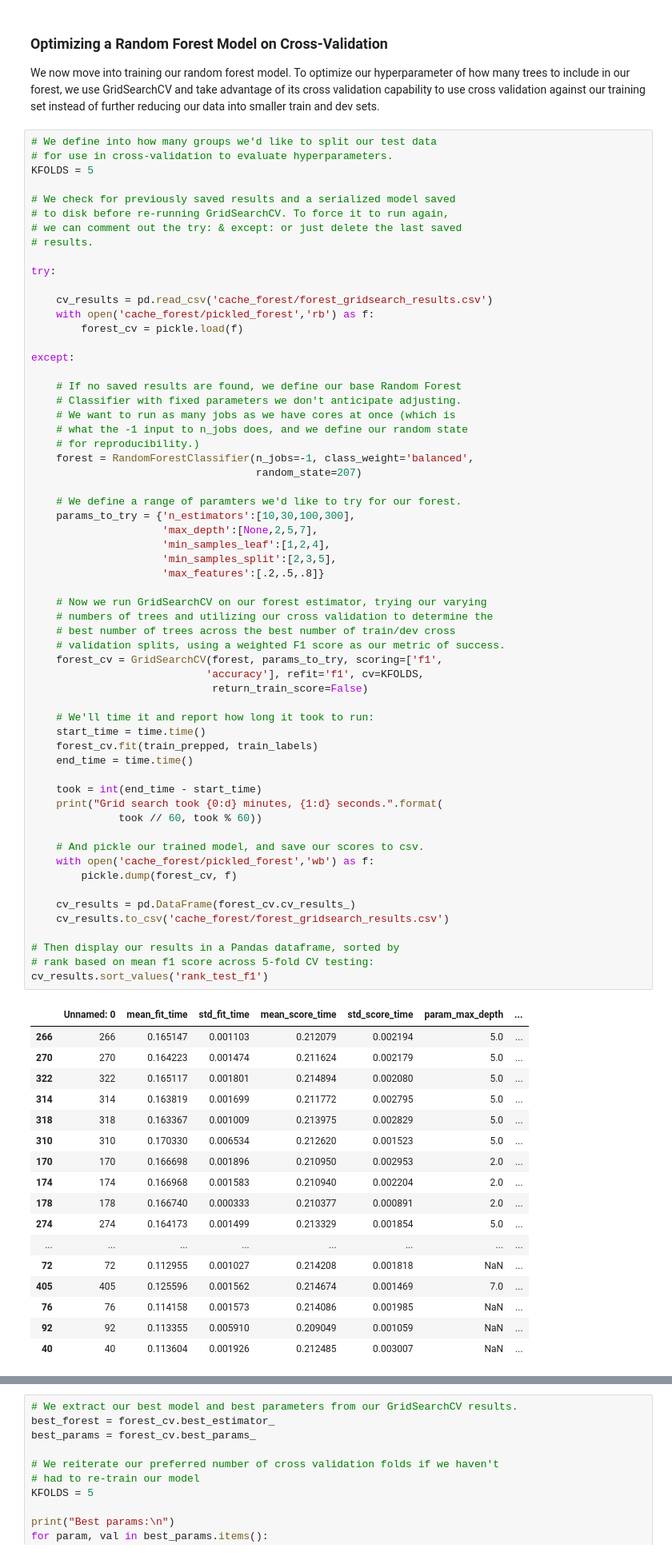
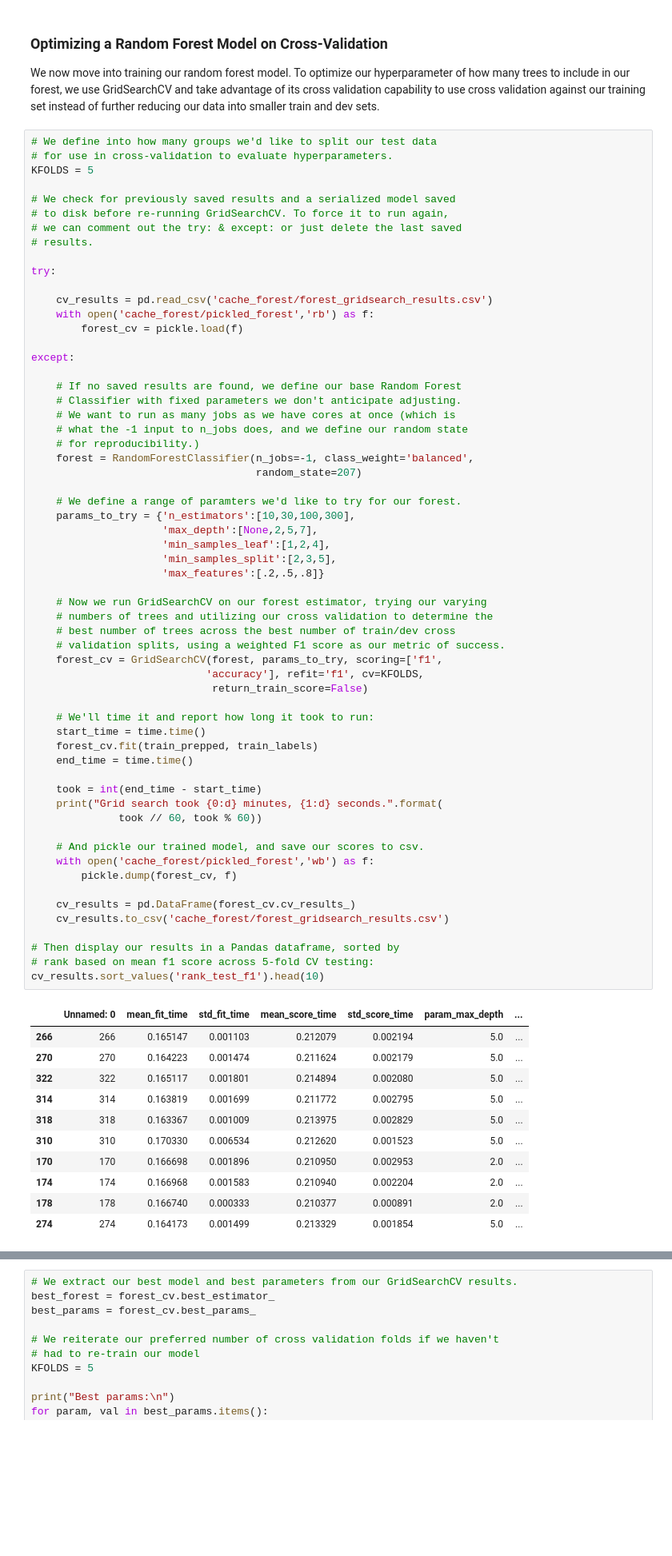
Before and after one commit to mwinton/W207-final-project, a Jupyter notebook: model_forests.ipynb, the cells around one changed output, grey strips where cells are left out. Shown: that part at 80% size. Saved outputs shown, nothing was run; the diff lists cells and outputs as text; blank space fills up the shorter version.

```diff
--- a/model_forests.ipynb
+++ b/model_forests.ipynb
@@ -116,37 +116,31 @@ except:
     # We'll time it and report how long it took to run:
     start_time = time.time()
     forest_cv.fit(train_prepped, train_labels)
     end_time = time.time()
 
     took = int(end_time - start_time)
     print("Grid search took {0:d} minutes, {1:d} seconds.".format(
               took // 60, took % 60))
 
     # And pickle our trained model, and save our scores to csv.
     with open('cache_forest/pickled_forest','wb') as f:
         pickle.dump(forest_cv, f)
 
     cv_results = pd.DataFrame(forest_cv.cv_results_)
     cv_results.to_csv('cache_forest/forest_gridsearch_results.csv')
 
 # Then display our results in a Pandas dataframe, sorted by
 # rank based on mean f1 score across 5-fold CV testing:
-cv_results.sort_values('rank_test_f1')
+cv_results.sort_values('rank_test_f1').head(10)
 # %% [output]
 |  | Unnamed: 0 | mean_fit_time | std_fit_time | mean_score_time | std_score_time | param_max_depth | ... |
 | 266 | 266 | 0.165147 | 0.001103 | 0.212079 | 0.002194 | 5.0 | ... |
 | 270 | 270 | 0.164223 | 0.001474 | 0.211624 | 0.002179 | 5.0 | ... |
 | 322 | 322 | 0.165117 | 0.001801 | 0.214894 | 0.002080 | 5.0 | ... |
 | 314 | 314 | 0.163819 | 0.001699 | 0.211772 | 0.002795 | 5.0 | ... |
 | 318 | 318 | 0.163367 | 0.001009 | 0.213975 | 0.002829 | 5.0 | ... |
 | 310 | 310 | 0.170330 | 0.006534 | 0.212620 | 0.001523 | 5.0 | ... |
 | 170 | 170 | 0.166698 | 0.001896 | 0.210950 | 0.002953 | 2.0 | ... |
 | 174 | 174 | 0.166968 | 0.001583 | 0.210940 | 0.002204 | 2.0 | ... |
 | 178 | 178 | 0.166740 | 0.000333 | 0.210377 | 0.000891 | 2.0 | ... |
 | 274 | 274 | 0.164173 | 0.001499 | 0.213329 | 0.001854 | 5.0 | ... |
-| ... | ... | ... | ... | ... | ... | ... | ... |
-| 72 | 72 | 0.112955 | 0.001027 | 0.214208 | 0.001818 | NaN | ... |
-| 405 | 405 | 0.125596 | 0.001562 | 0.214674 | 0.001469 | 7.0 | ... |
-| 76 | 76 | 0.114158 | 0.001573 | 0.214086 | 0.001985 | NaN | ... |
-| 92 | 92 | 0.113355 | 0.005910 | 0.209049 | 0.001059 | NaN | ... |
-| 40 | 40 | 0.113604 | 0.001926 | 0.212485 | 0.003007 | NaN | ... |
```
Also changed, not shown: parts of 2 cells of this notebook, 1 other file.
